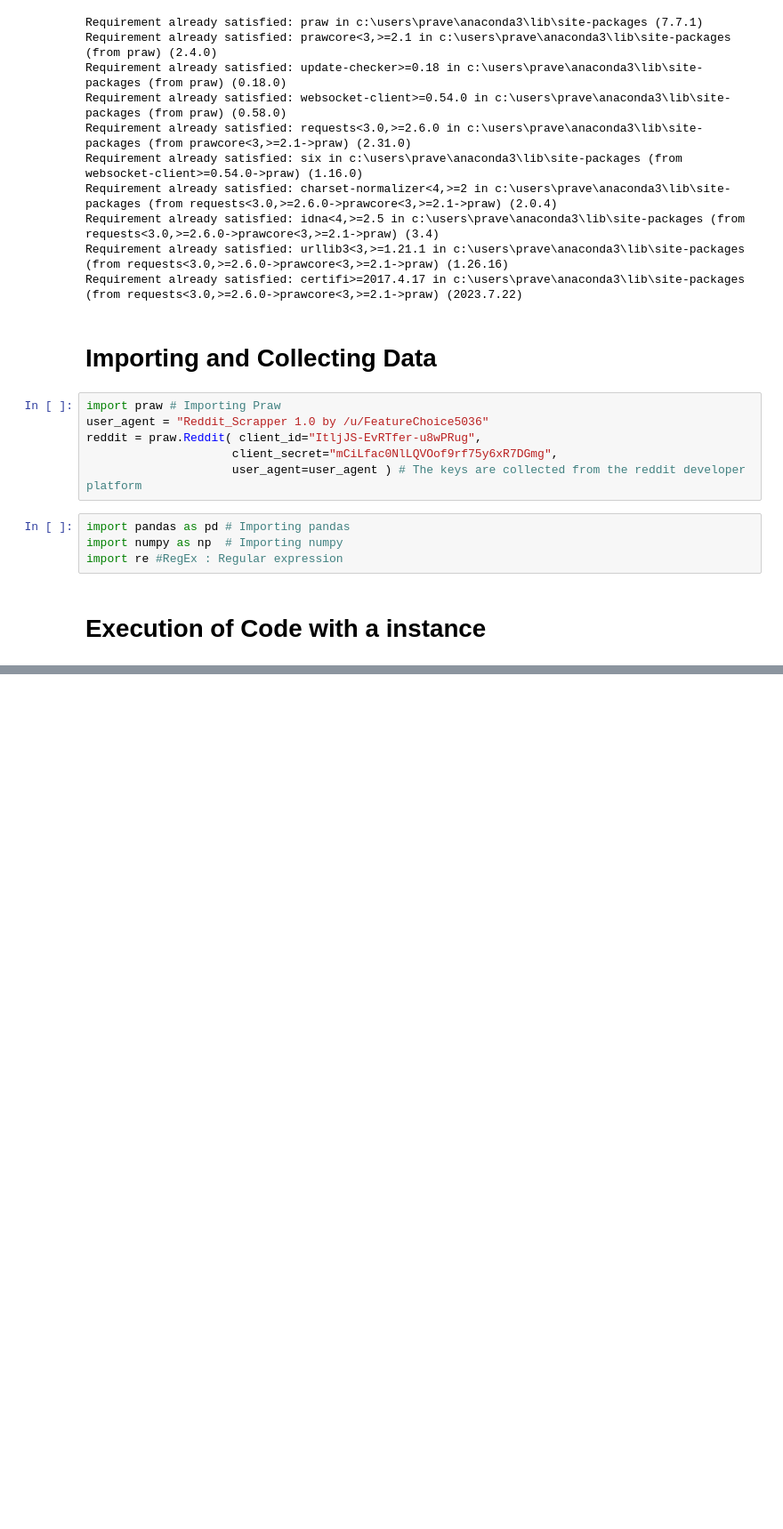
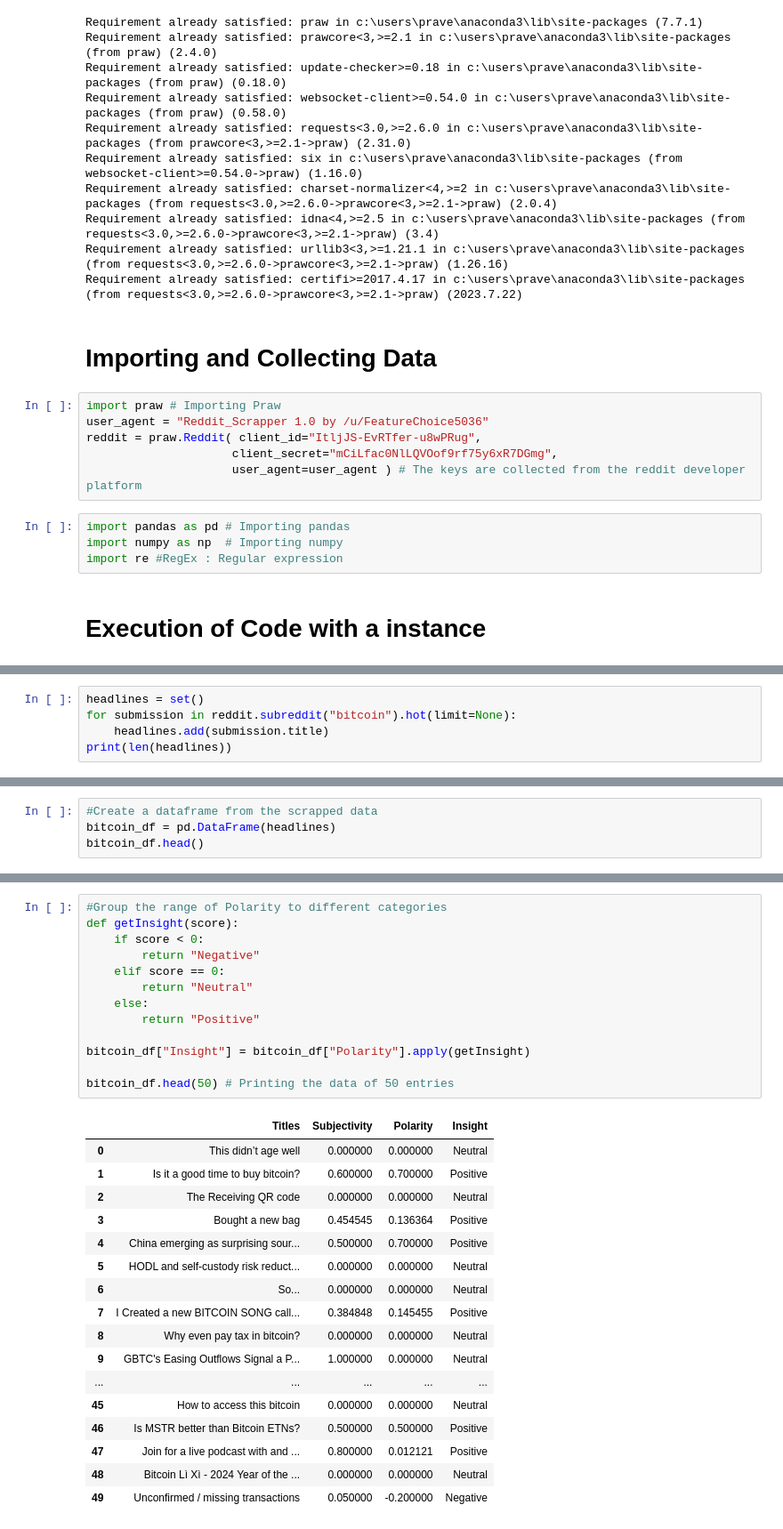
Before and after one commit to Praveen-Suryadevara/praveen-suryadevara, a Jupyter notebook: class3.ipynb, the cells around one changed output, grey strips where cells are left out. Shown: that part at 89% size. Saved outputs shown, nothing was run; the diff lists cells and outputs as text; blank space fills up the shorter version.

```diff
--- a/class3.ipynb
+++ b/class3.ipynb
@@ -53,0 +56,5 @@ https://www.reddit.com/r/Bitcoin/comments/16bm9de/bitcoin_newcomers_faq_please_r
+# %%
+headlines = set()
+for submission in reddit.subreddit("bitcoin").hot(limit=None):
+    headlines.add(submission.title)
+print(len(headlines))
@@ -53,0 +65,4 @@ https://www.reddit.com/r/Bitcoin/comments/16bm9de/bitcoin_newcomers_faq_please_r
+# %%
+#Create a dataframe from the scrapped data
+bitcoin_df = pd.DataFrame(headlines)
+bitcoin_df.head()
@@ -53,0 +202,31 @@ https://www.reddit.com/r/Bitcoin/comments/16bm9de/bitcoin_newcomers_faq_please_r
+# %%
+#Group the range of Polarity to different categories
+def getInsight(score):
+    if score < 0:
+        return "Negative"
+    elif score == 0:
+        return "Neutral"
+    else:
+        return "Positive"
+
+bitcoin_df["Insight"] = bitcoin_df["Polarity"].apply(getInsight)
+
+bitcoin_df.head(50) # Printing the data of 50 entries
+# %% [output]
+|  | Titles | Subjectivity | Polarity | Insight |
+| 0 | This didn’t age well | 0.000000 | 0.000000 | Neutral |
+| 1 | Is it a good time to buy bitcoin? | 0.600000 | 0.700000 | Positive |
+| 2 | The Receiving QR code | 0.000000 | 0.000000 | Neutral |
+| 3 | Bought a new bag | 0.454545 | 0.136364 | Positive |
+| 4 | China emerging as surprising sour... | 0.500000 | 0.700000 | Positive |
+| 5 | HODL and self-custody risk reduct... | 0.000000 | 0.000000 | Neutral |
+| 6 | So... | 0.000000 | 0.000000 | Neutral |
+| 7 | I Created a new BITCOIN SONG call... | 0.384848 | 0.145455 | Positive |
+| 8 | Why even pay tax in bitcoin? | 0.000000 | 0.000000 | Neutral |
+| 9 | GBTC's Easing Outflows Signal a P... | 1.000000 | 0.000000 | Neutral |
+| ... | ... | ... | ... | ... |
+| 45 | How to access this bitcoin | 0.000000 | 0.000000 | Neutral |
+| 46 | Is MSTR better than Bitcoin ETNs? | 0.500000 | 0.500000 | Positive |
+| 47 | Join for a live podcast with and ... | 0.800000 | 0.012121 | Positive |
+| 48 | Bitcoin Lì Xì - 2024 Year of the ... | 0.000000 | 0.000000 | Neutral |
+| 49 | Unconfirmed / missing transactions | 0.050000 | -0.200000 | Negative |
```
Also changed, not shown: parts of 21 cells of this notebook.
